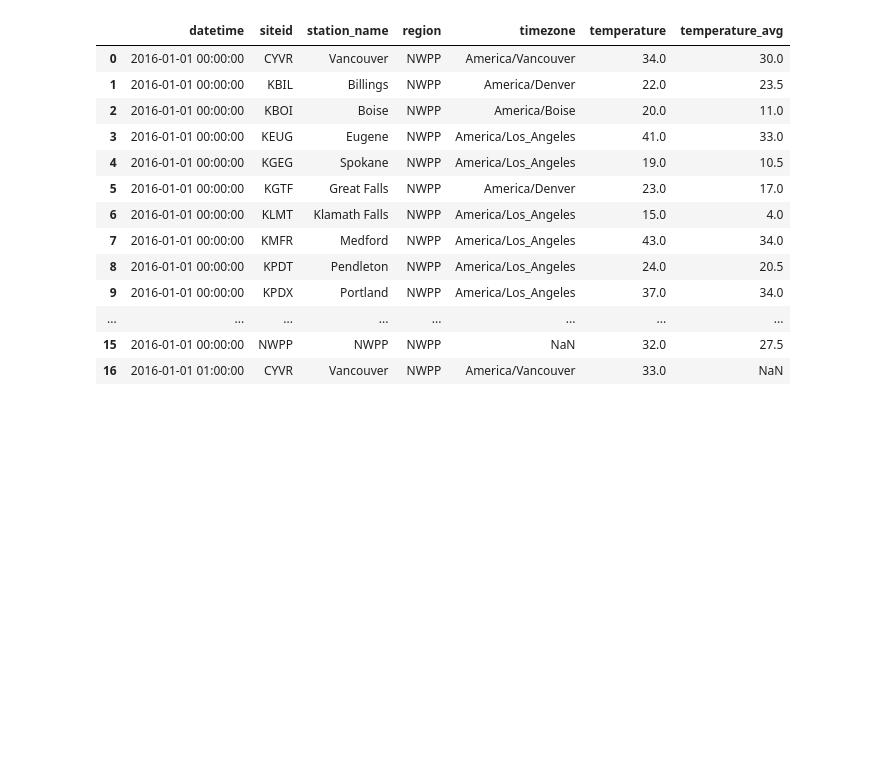
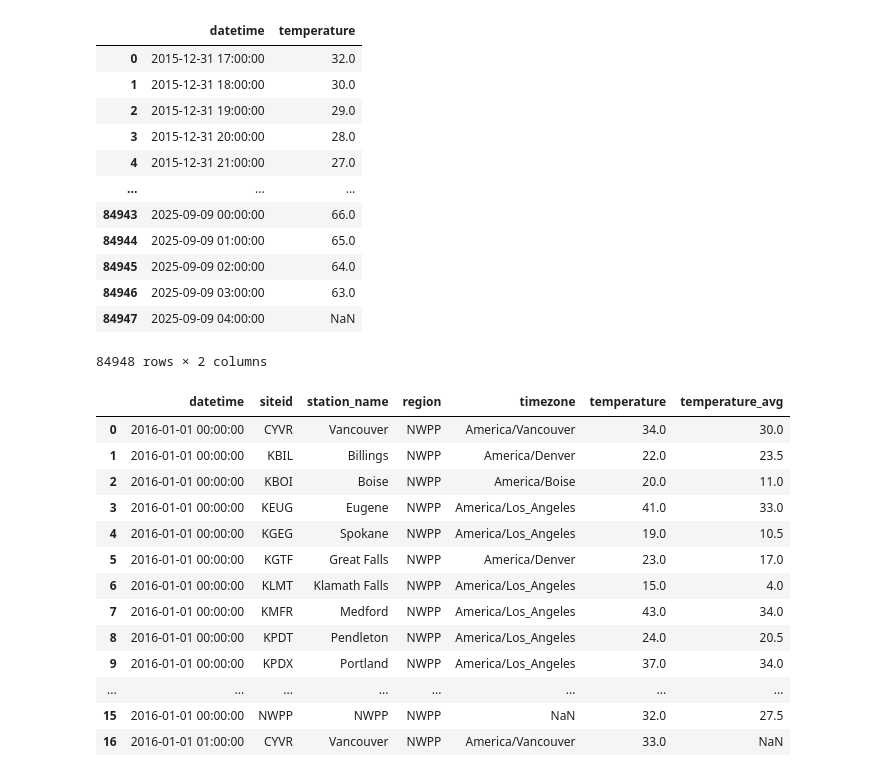
Before and after one commit to ViK-44/Fair-Value-Modelling, a Jupyter notebook: TempAnalysis.ipynb, the cells around one changed output. Saved outputs shown, nothing was run; the diff lists cells and outputs as text; code cells hidden in the pictures; blank space fills up the shorter version.

```diff
--- a/TempAnalysis.ipynb
+++ b/TempAnalysis.ipynb
@@ -2,4 +2,6 @@
 import pandas as pd
 import matplotlib.pyplot as plt
 # %%
-df = pd.read_csv("data/Temp_NWPP_10yrs.csv")
+dfX = pd.read_csv("data/AllWeathDTypes_NWPP_10yrs.csv")
+dfX['datetime'] = pd.to_datetime(dfX['datetime'])
+dfX['datetime'] = (dfX['datetime'] - pd.Timedelta(hours=7))
@@ -6,3 +13,19 @@ df = pd.read_csv("data/Temp_NWPP_10yrs.csv")
+# %%
+dfX[['datetime','temperature']]
+# %% [output]
+|  | datetime | temperature |
+| 0 | 2015-12-31 17:00:00 | 32.0 |
+| 1 | 2015-12-31 18:00:00 | 30.0 |
+| 2 | 2015-12-31 19:00:00 | 29.0 |
+| 3 | 2015-12-31 20:00:00 | 28.0 |
+| 4 | 2015-12-31 21:00:00 | 27.0 |
+| ... | ... | ... |
+| 84943 | 2025-09-09 00:00:00 | 66.0 |
+| 84944 | 2025-09-09 01:00:00 | 65.0 |
+| 84945 | 2025-09-09 02:00:00 | 64.0 |
+| 84946 | 2025-09-09 03:00:00 | 63.0 |
+| 84947 | 2025-09-09 04:00:00 | NaN |
+84948 rows × 2 columns
 # %%
 df['datetime'] = pd.to_datetime(df['datetime'])
 # %%
```
Also changed, not shown: parts of 1 cell of this notebook, 14 other files.
